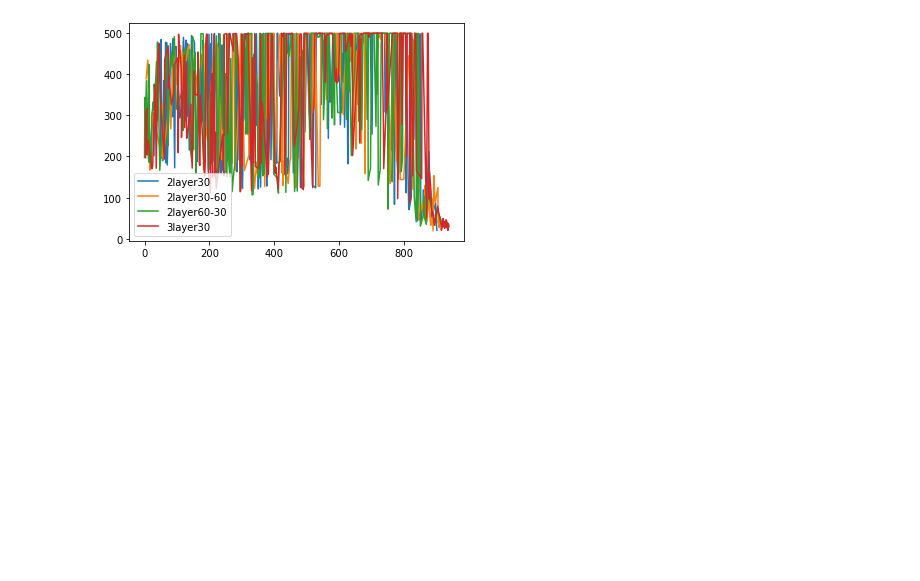
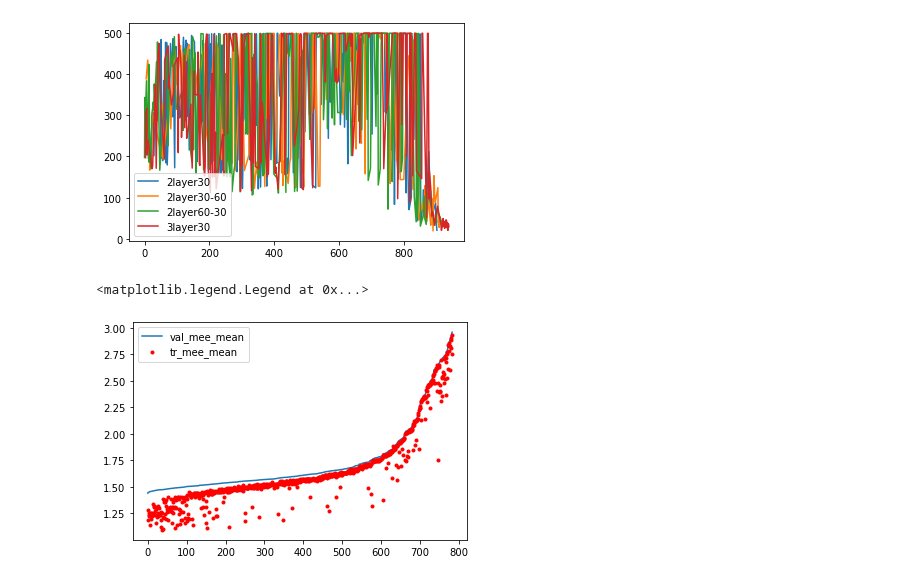
Before and after one commit to lorenzoleuzzi1/ml-project, a Jupyter notebook: gs3_params_exploring.ipynb, the cells around one changed output. Saved outputs shown, nothing was run; the diff lists cells and outputs as text; code cells hidden in the pictures; blank space fills up the shorter version.

```diff
--- a/gs3_params_exploring.ipynb
+++ b/gs3_params_exploring.ipynb
@@ -247,3 +248,12 @@ plt.legend()
 # %% [output]
 <matplotlib.legend.Legend at 0x...>
 [figure]
+# %%
+y_val = params_df['val_mee_mean'][(params_df['val_mee_mean']<3)]
+y_tr = params_df['tr_mee_mean'][(params_df['val_mee_mean']<3)]
+plt.plot(y_val, label='val_mee_mean')
+plt.plot(y_tr, 'r.', label='tr_mee_mean')
+plt.legend()
+# %% [output]
+<matplotlib.legend.Legend at 0x...>
+[figure, added]
```
Also changed, not shown: parts of 4 cells of this notebook, 1 other file.
